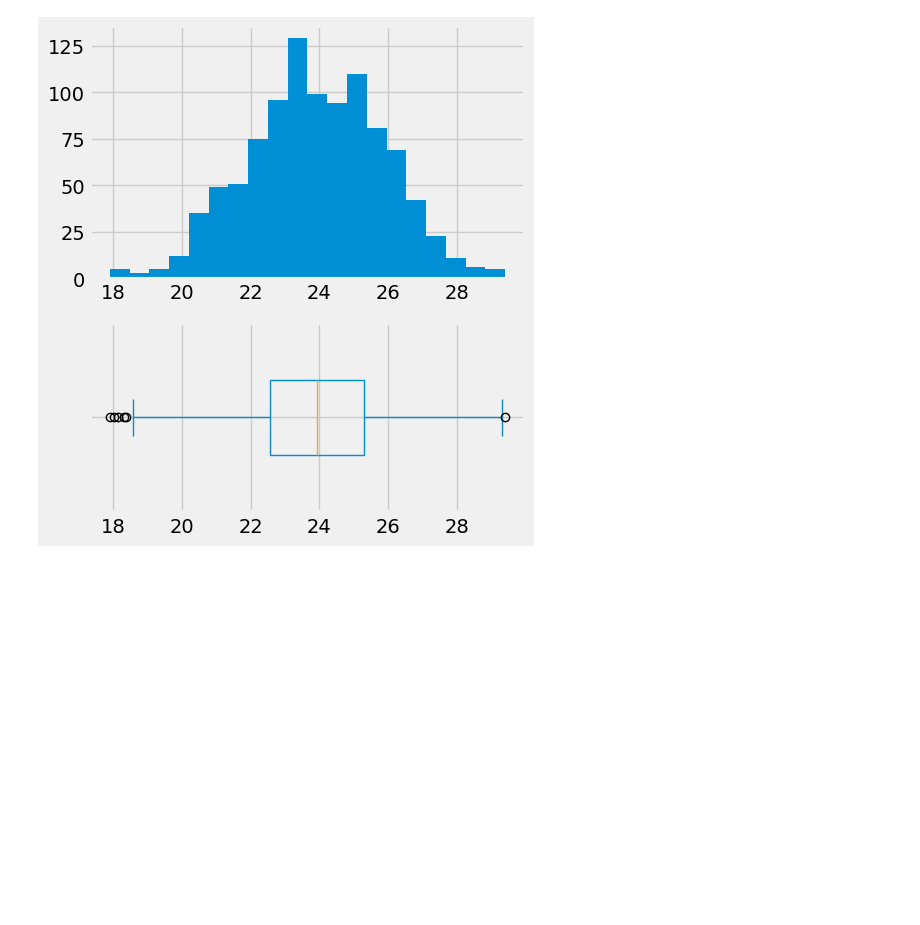
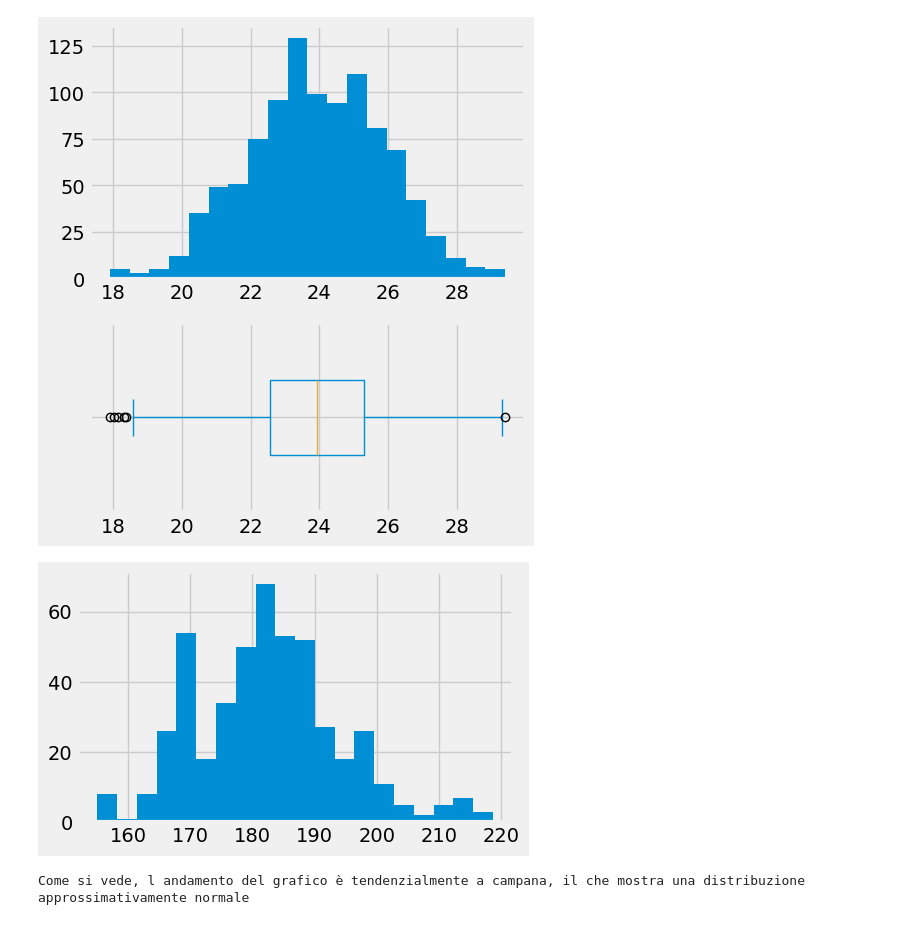
Before and after one commit to MarcoColan01/Statistica-e-analisi-dei-dati---Python, a Jupyter notebook: Python/4. Indici di dispersione/Indici di dispersione.ipynb, the cells around one changed output. Cells and saved outputs as stored; diff of their text form; code cells hidden in the pictures; blank space fills up the shorter version.

```diff
--- a/Python/4. Indici di dispersione/Indici di dispersione.ipynb
+++ b/Python/4. Indici di dispersione/Indici di dispersione.ipynb
@@ -140,3 +140,14 @@ sample.plot.box(vert = False, ax=b, widths=.4, label = None)
 plt.show()
 # %% [output]
 [figure]
+# %%
+#Vediamo invece una distribuzione "appossimativamente normale"
+sample = heroes[(heroes['Height'].between(150,220))]['Height']
+sample.plot.hist(bins = 20)
+plt.ylabel('')
+plt.show()
+print('Come si vede, l andamento del grafico è tendenzialmente a campana, il che mostra una distribuzione\napprossimativamente normale')
+# %% [output]
+[figure, added]
+Come si vede, l andamento del grafico è tendenzialmente a campana, il che mostra una distribuzione
+approssimativamente normale
```
